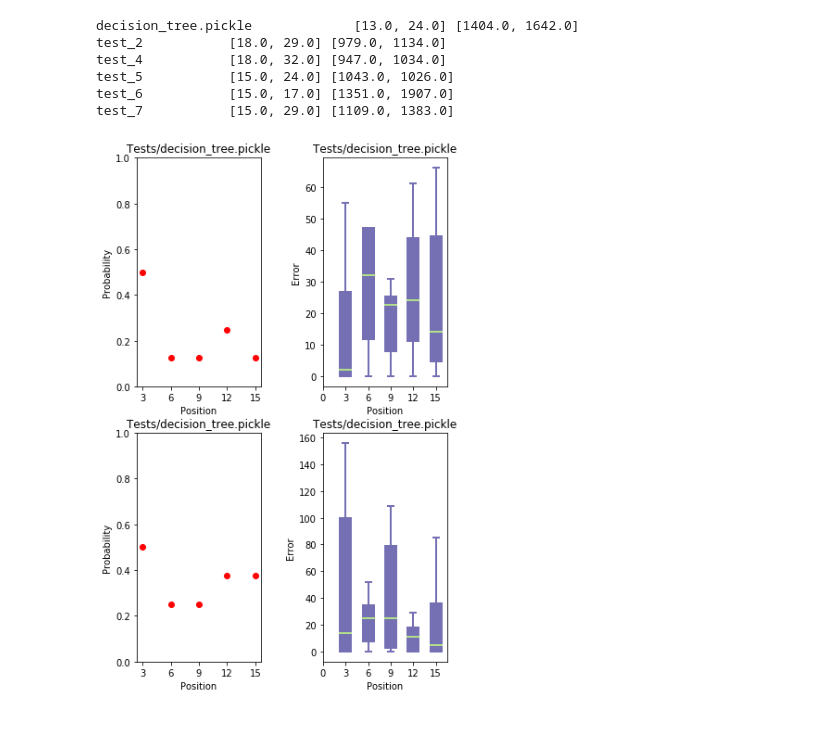
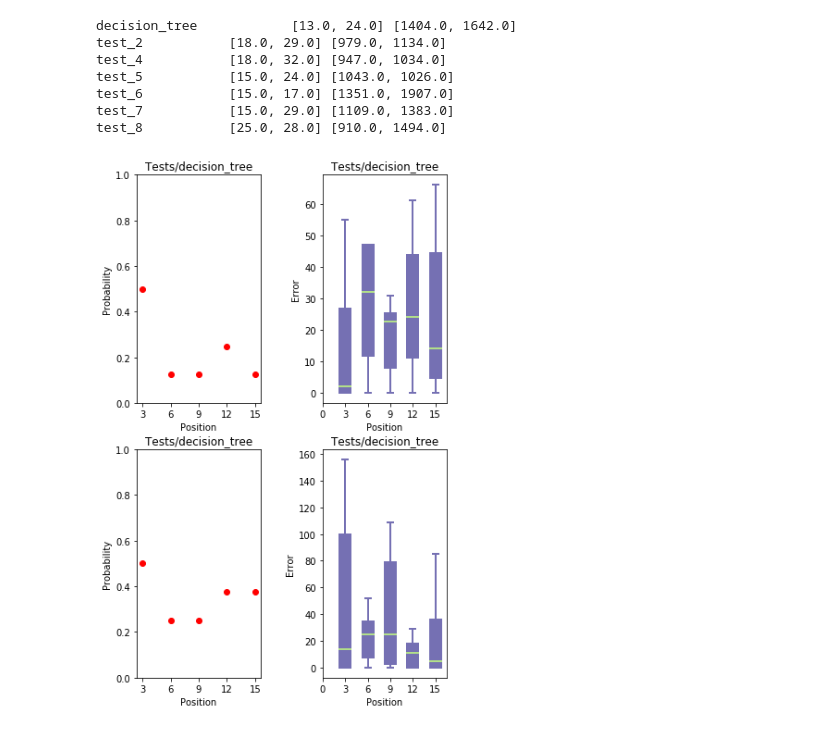
Before and after one commit to viveky23/ubiquitous-broccoli, a Jupyter notebook: Human Experiments/Analyze_Human_Tests.ipynb, the cells around one changed output. Cells and saved outputs as stored; diff of their text form; code cells hidden in the pictures.

Commit message:
Human Trials

```diff
--- a/Human Experiments/Analyze_Human_Tests.ipynb
+++ b/Human Experiments/Analyze_Human_Tests.ipynb
@@ -7,7 +7,7 @@ import matplotlib as mpl
 ## agg backend is used to create plot as a .png file
 mpl.use('agg')
 # %%
-filenames = ["Tests/Human_minimum.pickle", "Tests/decision_tree.pickle", "Tests/test_2", "Tests/test_4", "Tests/test_5", "Tests/test_6", "Tests/test_7"]
+filenames = ["Tests/Human_minimum.pickle", "Tests/decision_tree", "Tests/test_2", "Tests/test_4", "Tests/test_5", "Tests/test_6", "Tests/test_7", "Tests/test_8"]
 for file_name in filenames:
     fileObject = open(file_name,'rb')
     all_selected = pickle.load(fileObject)
@@ -105,7 +106,7 @@ for i in range (len(all_selected)):
 
     data_correct.append(temp_data_correct)
 
-filenames = ["Tests/decision_tree.pickle", "Tests/test_2", "Tests/test_4", "Tests/test_5", "Tests/test_6", "Tests/test_7"]
+filenames = ["Tests/decision_tree", "Tests/test_2", "Tests/test_4", "Tests/test_5", "Tests/test_6", "Tests/test_7", "Tests/test_8"]
 for file_name in filenames:
     fileObject = open(file_name,'rb')
     all_selected = pickle.load(fileObject)
@@ -115,35 +116,36 @@ for file_name in filenames:
     plot_data = []
     add = []
     error_sum = []
     for i in range (len(all_selected)):
         temp_correct = np.zeros(15)
         temp_error_sum = 0
         temp_error = [[] for i in range(15)]
 
         for j in range (len(all_selected[i])):
             if all_selected[i][j] == minima[i][j]:
                 temp_correct[minima[i][j][1]] += 1
 
             temp_error[minima[i][j][1]].append(np.abs(all_selected[i][j][0] - minima[i][j][0]))
             temp_error_sum += np.abs(all_selected[i][j][0] - minima[i][j][0])
 
         add.append(np.sum(temp_correct))
         error_sum.append(temp_error_sum)
         #temp_error = np.true_divide(temp_error, data_correct)
         temp_correct = np.true_divide(temp_correct, data_correct)
         plot_data.append(np.take(temp_correct, indices))
         plot_data.append(np.take(temp_error, indices))
 
     print(file_name[6:], '\t\t', add, error_sum)
     plot(plot_data, "Results/Human/"+file_name[6:]+figure)
 # %% [output]
-decision_tree.pickle             [13.0, 24.0] [1404.0, 1642.0]
+decision_tree            [13.0, 24.0] [1404.0, 1642.0]
 test_2           [18.0, 29.0] [979.0, 1134.0]
 test_4           [18.0, 32.0] [947.0, 1034.0]
 test_5           [15.0, 24.0] [1043.0, 1026.0]
 test_6           [15.0, 17.0] [1351.0, 1907.0]
 test_7           [15.0, 29.0] [1109.0, 1383.0]
+test_8           [25.0, 28.0] [910.0, 1494.0]
-[figure, old version]
+[figure, new version]
 [figure]
 [figure]
 [figure]
```
Also changed, not shown: parts of 2 cells of this notebook, 5 other files.
